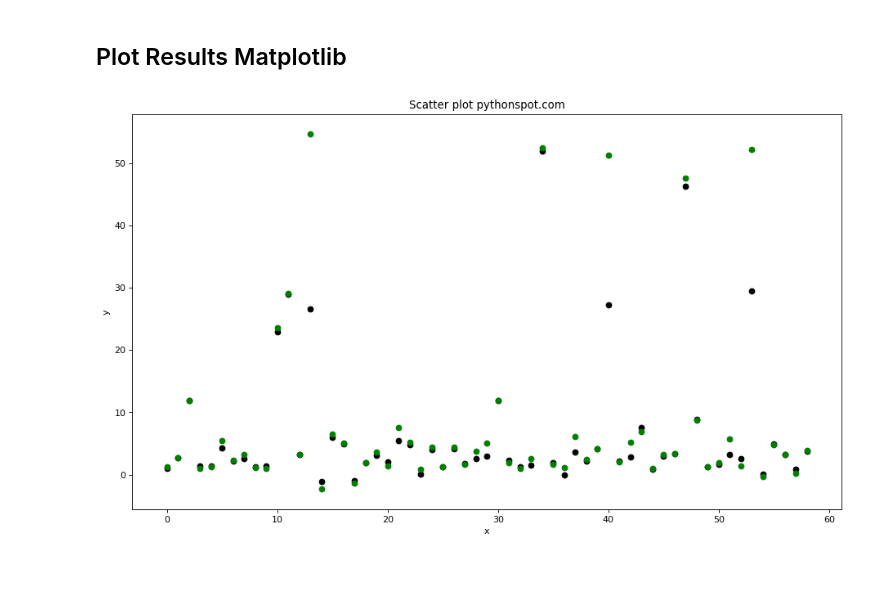
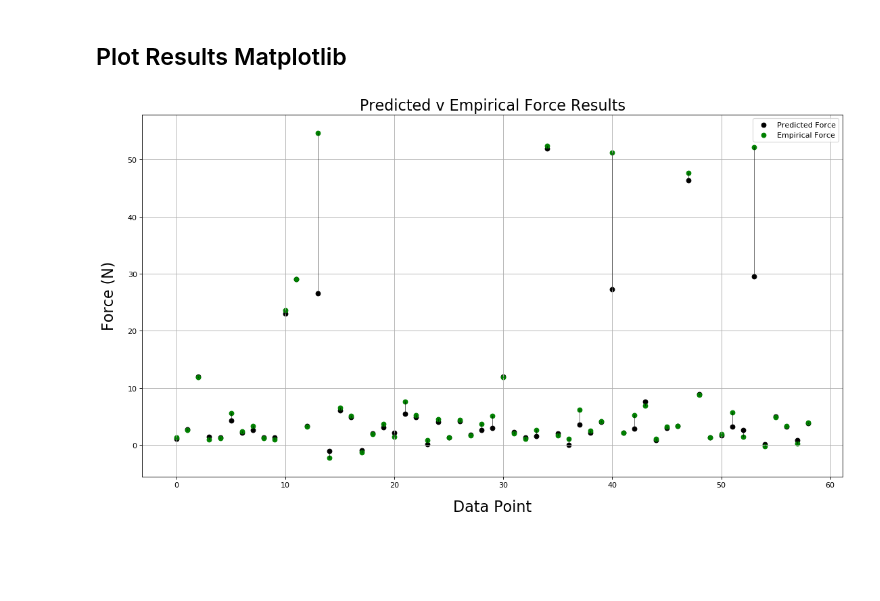
Before and after one commit to PorkPy/80k_pulling_controller, a Jupyter notebook: pull_data_model.ipynb, the cells around one changed output. Cells and saved outputs as stored; diff of their text form; code cells hidden in the pictures.

```diff
--- a/pull_data_model.ipynb
+++ b/pull_data_model.ipynb
@@ -9,7 +9,7 @@ import pandas as pd
 import numpy as np
 
 pull_data = pd.read_csv('/home/ur10pc/Desktop/robot_data/pipebending_results2.csv', delimiter=',')
-pull_data = pd.DataFrame(pull_data)
+pull_data_model.ipynb = pd.DataFrame(pull_data)
 display(pull_data.head())
 # %% [output]
 |  | angle | hole | hose | force |
@@ -509,20 +511,29 @@ display(results_data.head()) # Last average error value was 1.245
 # %%
 import matplotlib.pyplot as plt
 from matplotlib.pyplot import figure
 figure(num=None, figsize=(14, 8), dpi=80, facecolor='w', edgecolor='k')
 
 
 x = results_data.index
 y = results_data['Prediction'] #Black
 z = results_data['force'] #Green
 
-plt.scatter(x, y, color='k')
-plt.scatter(x, z, color='g')
-plt.title('Scatter plot pythonspot.com')
-plt.xlabel('x')
-plt.ylabel('y')
+plt.scatter(x, y, color='k',label='Predicted Force');
+plt.scatter(x, z, color='g', label='Empirical Force');
+plt.title('Predicted v Empirical Force Results', fontsize=20);
+plt.xlabel('Data Point', labelpad=14, fontsize=20);
+plt.ylabel('Force (N)', labelpad=14, fontsize=20);
+plt.tight_layout();
+plt.grid(True);
+plt.legend();
+
+## Add connecting error line.
+L = len(y)
+t = np.c_[range(L), range(L)].T
+plt.plot(t, np.c_[y, z].T, '-k', linewidth=0.5)
+
 plt.show()
 # %% [output]
-[figure, old version]
+[figure, new version]
 # %% [markdown]
 #
```
Also changed, not shown: parts of 1 cell of this notebook.
